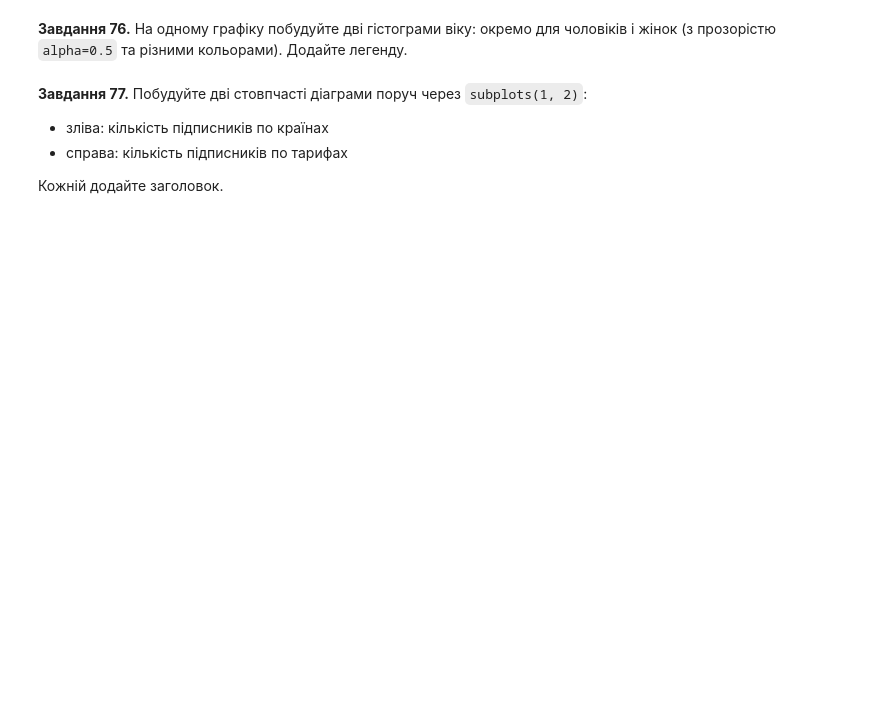
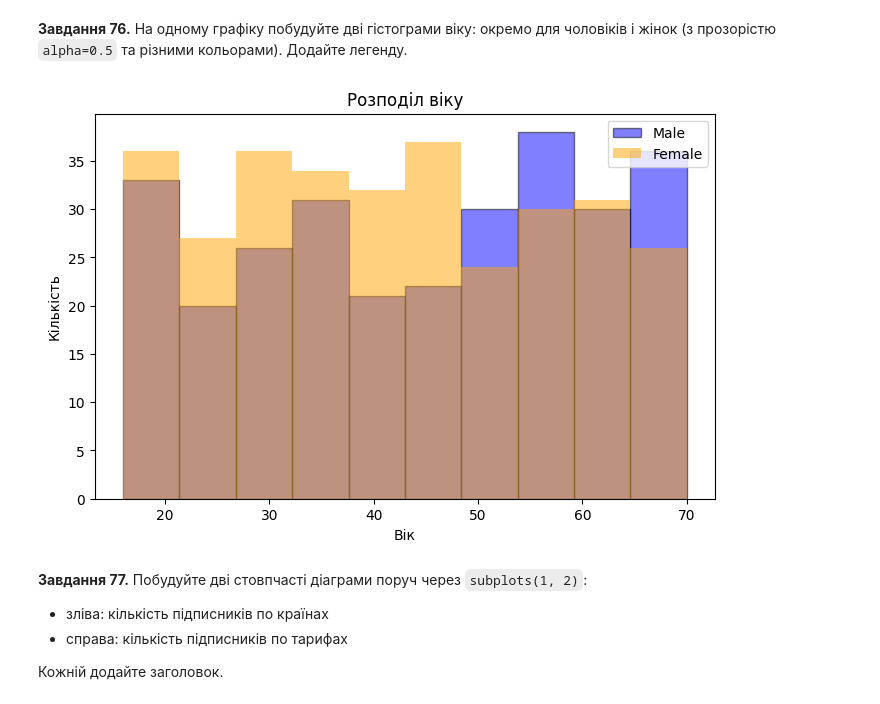
Before and after one commit to NadiiaIvashchuk/DTA_2026, a Jupyter notebook: classmade/pandas_viz_practice.ipynb, the cells around one changed output. Cells and saved outputs as stored; diff of their text form; code cells hidden in the pictures; blank space fills up the shorter version.

```diff
--- a/classmade/pandas_viz_practice.ipynb
+++ b/classmade/pandas_viz_practice.ipynb
@@ -1394,3 +1408,21 @@ plt.show()
+# %%
+# Завдання 76:
+male_age = subs[subs['gender'] == 'Ч']['age']
+female_age = subs[subs['gender'] == 'Ж']['age']
+
+plt.figure(figsize=(8, 5))
+
+plt.hist(male_age, bins=10, color='blue', edgecolor='black', alpha=0.5, label='Male')
+plt.hist(female_age, bins=10, color='orange', alpha=0.5, label='Female')
+
+plt.title('Розподіл віку')
+plt.xlabel('Вік')
+plt.ylabel('Кількість')
+
+plt.legend()
+plt.show()
+# %% [output]
+[figure, added]
 # %% [markdown]
 **Завдання 77.** Побудуйте дві стовпчасті діаграми поруч через `subplots(1, 2)`:
 - зліва: кількість підписників по країнах
```
Also changed, not shown: parts of 12 cells of this notebook.
